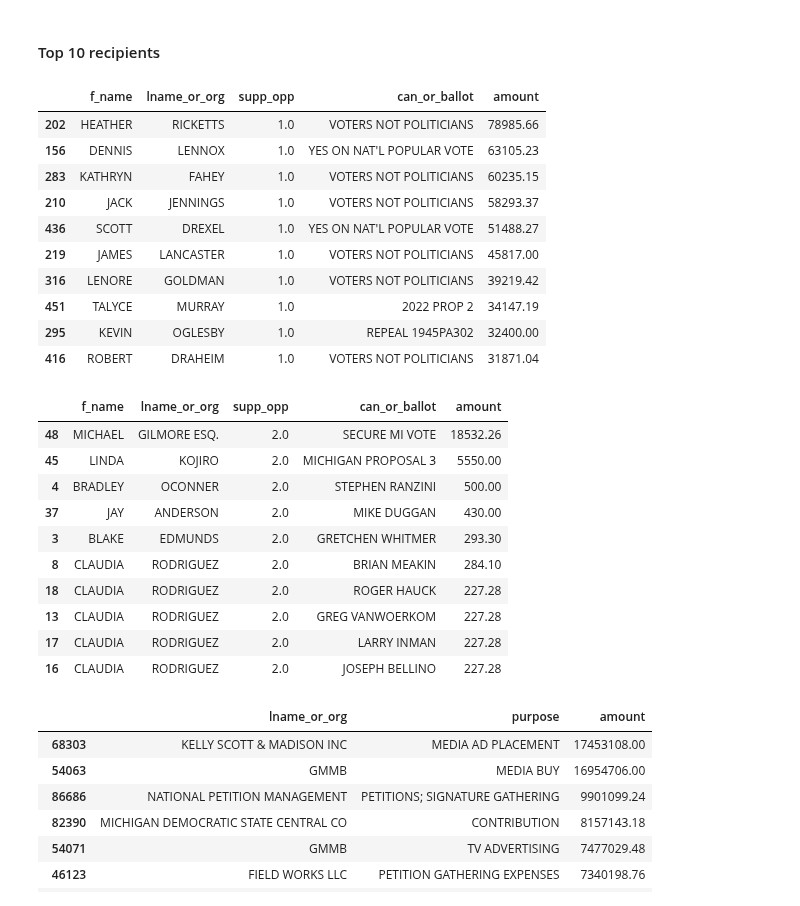
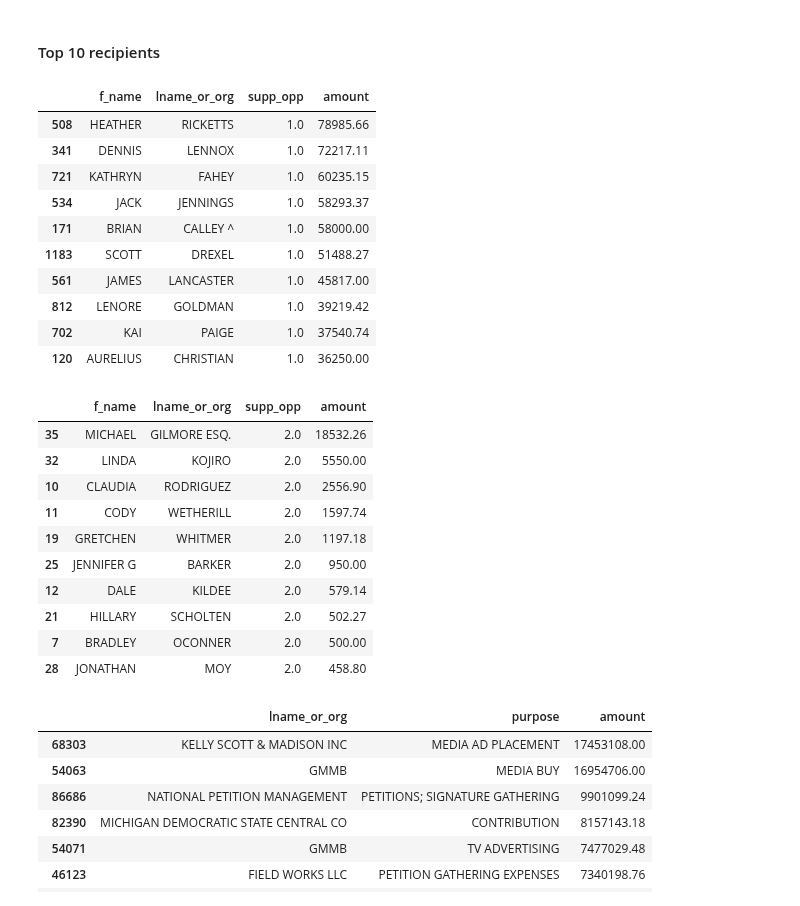
Before and after one commit to uchicago-dsi/climate-cabinet-campaign-finance-tracker, a Jupyter notebook: notebooks/mi_campaign_expenditure.ipynb, the cells around one changed output. Drawn from its saved outputs; the diff is of its cells as text; code cells hidden in the pictures.

```diff
--- a/notebooks/mi_campaign_expenditure.ipynb
+++ b/notebooks/mi_campaign_expenditure.ipynb
@@ -112,33 +115,33 @@ display(null_percentage)
 # %%
 # Top Contributions supporting a Candidate or Ballot Issue
 
 top_10_individual_recipients = merged_campaign_df[
     (merged_campaign_df["lname_or_org"].notnull())
     & (merged_campaign_df["f_name"].notnull())
 ]
 top_10_individual_recipients = (
-    top_10_individual_recipients.groupby(
-        ["f_name", "lname_or_org", "supp_opp", "can_or_ballot"]
-    )["amount"]
+    top_10_individual_recipients.groupby(["f_name", "lname_or_org", "supp_opp"])[
+        "amount"
+    ]
     .sum()
     .reset_index()
 )
 top_10_individual_recipients = top_10_individual_recipients.sort_values(
     by="amount", ascending=False
 ).head(10)
 display(top_10_individual_recipients)
 # %% [output]
-|  | f_name | lname_or_org | supp_opp | can_or_ballot | amount |
-| 202 | HEATHER | RICKETTS | 1.0 | VOTERS NOT POLITICIANS | 78985.66 |
-| 156 | DENNIS | LENNOX | 1.0 | YES ON NAT'L POPULAR VOTE | 63105.23 |
-| 283 | KATHRYN | FAHEY | 1.0 | VOTERS NOT POLITICIANS | 60235.15 |
-| 210 | JACK | JENNINGS | 1.0 | VOTERS NOT POLITICIANS | 58293.37 |
-| 436 | SCOTT | DREXEL | 1.0 | YES ON NAT'L POPULAR VOTE | 51488.27 |
-| 219 | JAMES | LANCASTER | 1.0 | VOTERS NOT POLITICIANS | 45817.00 |
-| 316 | LENORE | GOLDMAN | 1.0 | VOTERS NOT POLITICIANS | 39219.42 |
-| 451 | TALYCE | MURRAY | 1.0 | 2022 PROP 2 | 34147.19 |
-| 295 | KEVIN | OGLESBY | 1.0 | REPEAL 1945PA302 | 32400.00 |
-| 416 | ROBERT | DRAHEIM | 1.0 | VOTERS NOT POLITICIANS | 31871.04 |
+|  | f_name | lname_or_org | supp_opp | amount |
+| 508 | HEATHER | RICKETTS | 1.0 | 78985.66 |
+| 341 | DENNIS | LENNOX | 1.0 | 72217.11 |
+| 721 | KATHRYN | FAHEY | 1.0 | 60235.15 |
+| 534 | JACK | JENNINGS | 1.0 | 58293.37 |
+| 171 | BRIAN | CALLEY ^ | 1.0 | 58000.00 |
+| 1183 | SCOTT | DREXEL | 1.0 | 51488.27 |
+| 561 | JAMES | LANCASTER | 1.0 | 45817.00 |
+| 812 | LENORE | GOLDMAN | 1.0 | 39219.42 |
+| 702 | KAI | PAIGE | 1.0 | 37540.74 |
+| 120 | AURELIUS | CHRISTIAN | 1.0 | 36250.00 |
 # %%
 # Top Contributions opposing an Office or Ballot Issue
 
@@ -151,7 +154,7 @@ top_10_individual_recipients_opposing = merged_campaign_df[
 ]
 top_10_individual_recipients_opposing = (
     top_10_individual_recipients_opposing.groupby(
-        ["f_name", "lname_or_org", "supp_opp", "can_or_ballot"]
+        ["f_name", "lname_or_org", "supp_opp"]
     )["amount"]
     .sum()
     .reset_index()
@@ -163,17 +166,17 @@ top_10_individual_recipients_opposing = (
 )
 display(top_10_individual_recipients_opposing)
 # %% [output]
-|  | f_name | lname_or_org | supp_opp | can_or_ballot | amount |
-| 48 | MICHAEL | GILMORE ESQ. | 2.0 | SECURE MI VOTE | 18532.26 |
-| 45 | LINDA | KOJIRO | 2.0 | MICHIGAN PROPOSAL 3 | 5550.00 |
-| 4 | BRADLEY | OCONNER | 2.0 | STEPHEN RANZINI | 500.00 |
-| 37 | JAY | ANDERSON | 2.0 | MIKE DUGGAN | 430.00 |
-| 3 | BLAKE | EDMUNDS | 2.0 | GRETCHEN WHITMER | 293.30 |
-| 8 | CLAUDIA | RODRIGUEZ | 2.0 | BRIAN MEAKIN | 284.10 |
-| 18 | CLAUDIA | RODRIGUEZ | 2.0 | ROGER HAUCK | 227.28 |
-| 13 | CLAUDIA | RODRIGUEZ | 2.0 | GREG VANWOERKOM | 227.28 |
-| 17 | CLAUDIA | RODRIGUEZ | 2.0 | LARRY INMAN | 227.28 |
-| 16 | CLAUDIA | RODRIGUEZ | 2.0 | JOSEPH BELLINO | 227.28 |
+|  | f_name | lname_or_org | supp_opp | amount |
+| 35 | MICHAEL | GILMORE ESQ. | 2.0 | 18532.26 |
+| 32 | LINDA | KOJIRO | 2.0 | 5550.00 |
+| 10 | CLAUDIA | RODRIGUEZ | 2.0 | 2556.90 |
+| 11 | CODY | WETHERILL | 2.0 | 1597.74 |
+| 19 | GRETCHEN | WHITMER | 2.0 | 1197.18 |
+| 25 | JENNIFER G | BARKER | 2.0 | 950.00 |
+| 12 | DALE | KILDEE | 2.0 | 579.14 |
+| 21 | HILLARY | SCHOLTEN | 2.0 | 502.27 |
+| 7 | BRADLEY | OCONNER | 2.0 | 500.00 |
+| 28 | JONATHAN | MOY | 2.0 | 458.80 |
 # %%
 # Top recipients of expenditures for organizations
 
```
Also changed, not shown: parts of 13 cells of this notebook, 2 other files.
